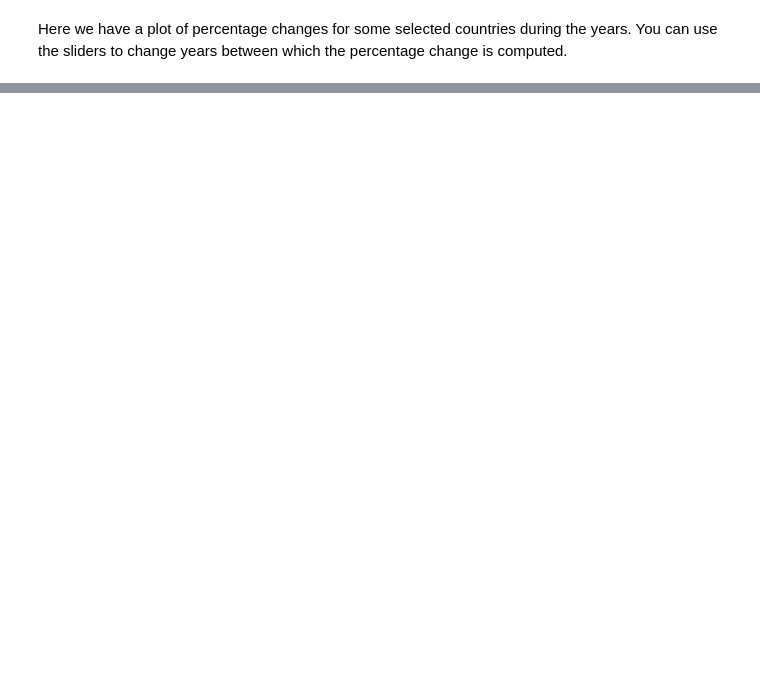
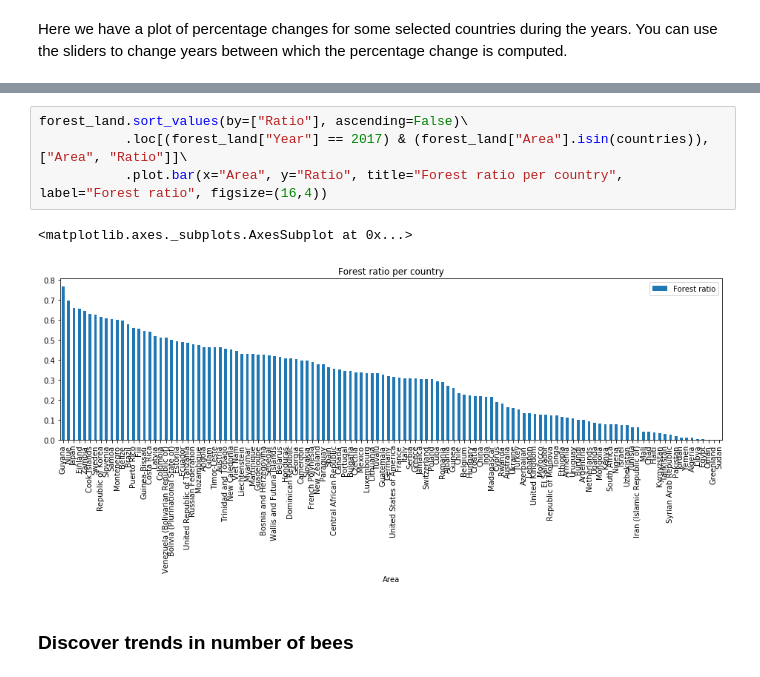
Before and after one commit to caralen/ada-project-faam, a Jupyter notebook: researchBees.ipynb, the cells around one changed output, grey strips where cells are left out. Saved outputs shown, nothing was run; the diff lists cells and outputs as text; blank space fills up the shorter version.

```diff
--- a/researchBees.ipynb
+++ b/researchBees.ipynb
@@ -528,0 +950,9 @@ Here we have a plot of percentage changes for some selected countries during the
+# %%
+forest_land.sort_values(by=["Ratio"], ascending=False)\
+           .loc[(forest_land["Year"] == 2017) & (forest_land["Area"].isin(countries)), ["Area", "Ratio"]]\
+           .plot.bar(x="Area", y="Ratio", title="Forest ratio per country", label="Forest ratio", figsize=(16,4))
+# %% [output]
+<matplotlib.axes._subplots.AxesSubplot at 0x...>
+[figure, added]
+# %% [markdown]
+### Discover trends in number of bees
```
Also changed, not shown: parts of 75 cells of this notebook.
